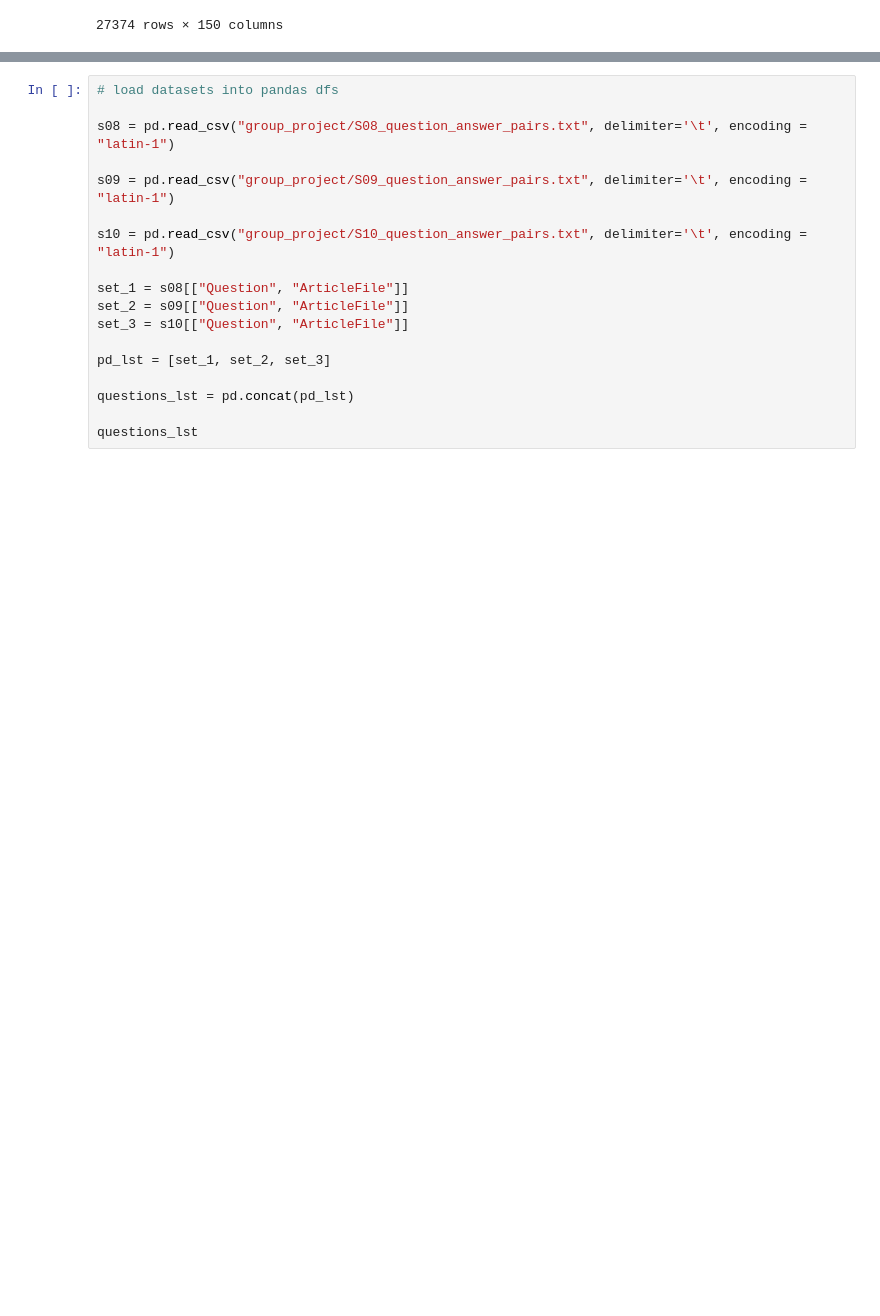
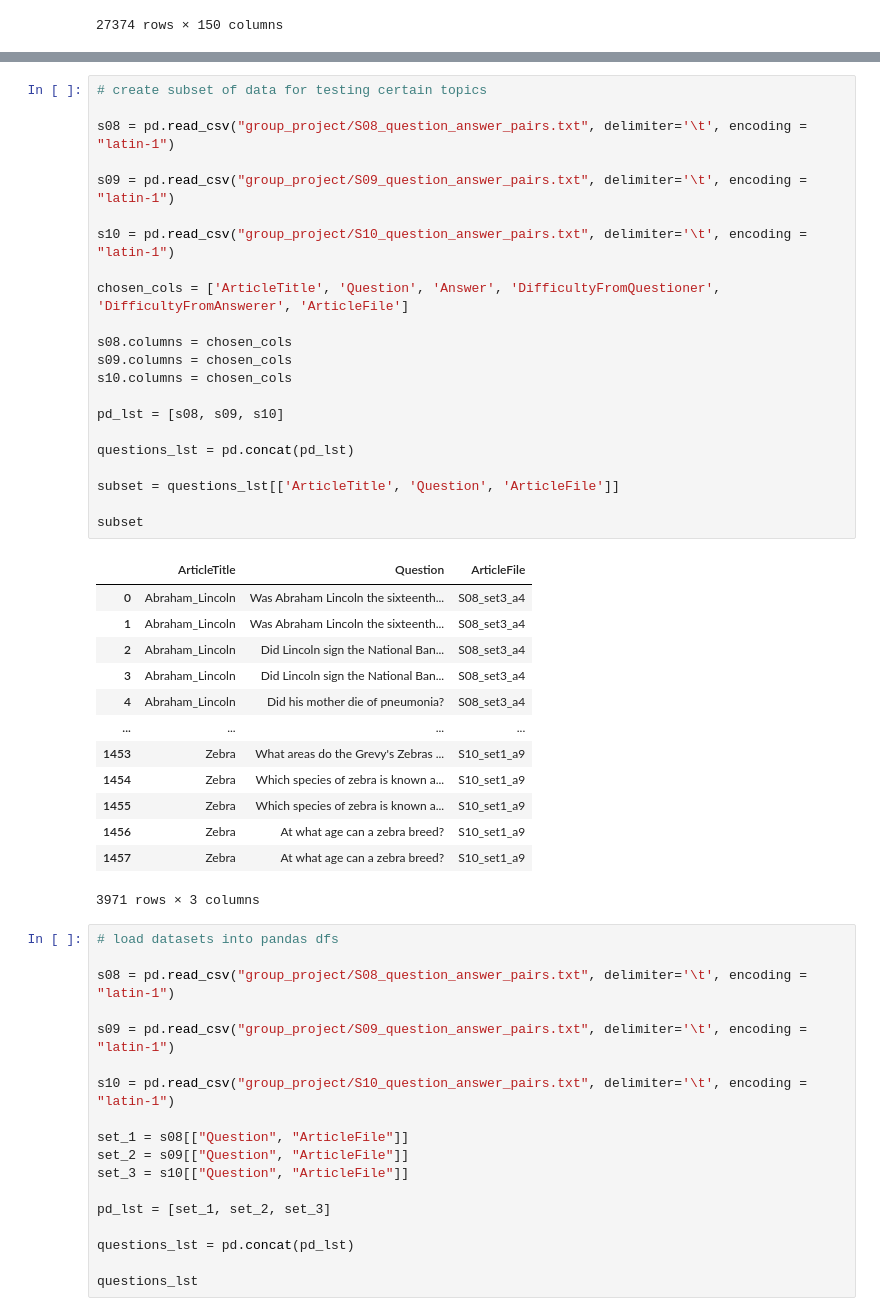
Before and after one commit to ginawelsh/RAGTinyLlama, a Jupyter notebook: baseline_tf_idf.ipynb, the cells around one changed output, grey strips where cells are left out. Drawn from its saved outputs; the diff is of its cells as text; blank space fills up the shorter version.

Commit message:
add code that subsets testing data

```diff
--- a/baseline_tf_idf.ipynb
+++ b/baseline_tf_idf.ipynb
@@ -370,3 +359,39 @@ top_cosine
+# %%
+# create subset of data for testing certain topics
+
+s08 = pd.read_csv("group_project/S08_question_answer_pairs.txt", delimiter='\t', encoding = "latin-1")
+
+s09 = pd.read_csv("group_project/S09_question_answer_pairs.txt", delimiter='\t', encoding = "latin-1")
+
+s10 = pd.read_csv("group_project/S10_question_answer_pairs.txt", delimiter='\t', encoding = "latin-1")
+
+chosen_cols = ['ArticleTitle', 'Question', 'Answer', 'DifficultyFromQuestioner', 'DifficultyFromAnswerer', 'ArticleFile']
+
+s08.columns = chosen_cols
+s09.columns = chosen_cols
+s10.columns = chosen_cols
+
+pd_lst = [s08, s09, s10]
+
+questions_lst = pd.concat(pd_lst)
+
+subset = questions_lst[['ArticleTitle', 'Question', 'ArticleFile']]
+
+subset
+# %% [output]
+|  | ArticleTitle | Question | ArticleFile |
+| 0 | Abraham_Lincoln | Was Abraham Lincoln the sixteenth... | S08_set3_a4 |
+| 1 | Abraham_Lincoln | Was Abraham Lincoln the sixteenth... | S08_set3_a4 |
+| 2 | Abraham_Lincoln | Did Lincoln sign the National Ban... | S08_set3_a4 |
+| 3 | Abraham_Lincoln | Did Lincoln sign the National Ban... | S08_set3_a4 |
+| 4 | Abraham_Lincoln | Did his mother die of pneumonia? | S08_set3_a4 |
+| ... | ... | ... | ... |
+| 1453 | Zebra | What areas do the Grevy's Zebras ... | S10_set1_a9 |
+| 1454 | Zebra | Which species of zebra is known a... | S10_set1_a9 |
+| 1455 | Zebra | Which species of zebra is known a... | S10_set1_a9 |
+| 1456 | Zebra | At what age can a zebra breed? | S10_set1_a9 |
+| 1457 | Zebra | At what age can a zebra breed? | S10_set1_a9 |
+3971 rows × 3 columns
 # %%
 # load datasets into pandas dfs
 
```
Also changed, not shown: parts of 6 cells of this notebook, 1 other file.
